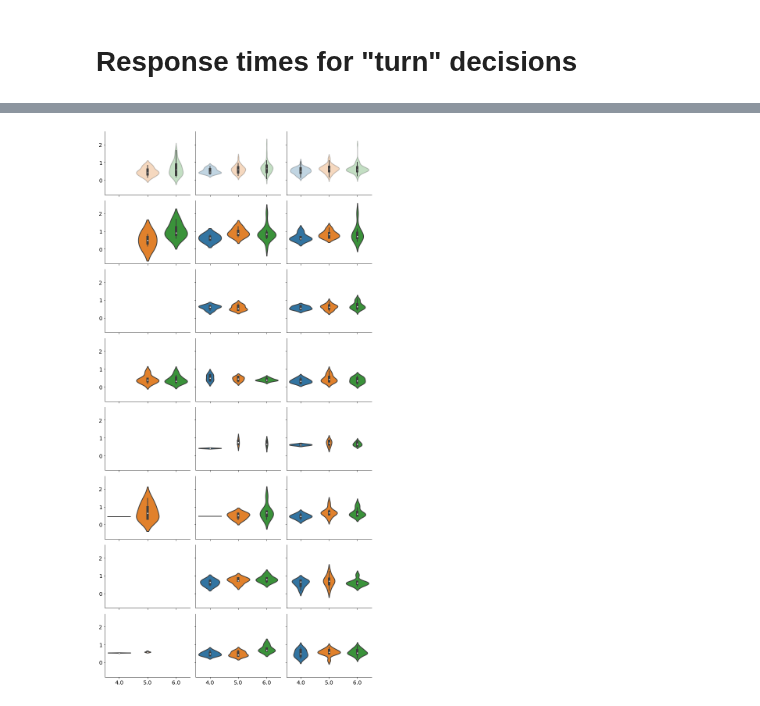
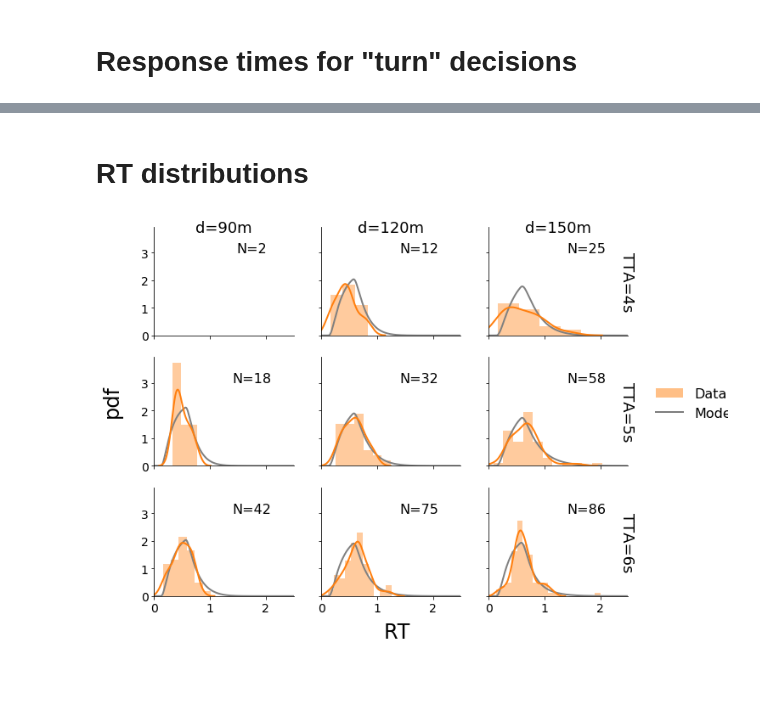
Before and after one commit to cherepaha/evidence_accumulation_in_gap_acceptance, a Jupyter notebook: paper_figures.ipynb, the cells around one changed output, grey strips where cells are left out. Drawn from its saved outputs; the diff is of its cells as text; code cells hidden in the pictures; blank space fills up the shorter version.

```diff
--- a/paper_figures.ipynb
+++ b/paper_figures.ipynb
@@ -76,22 +239,42 @@ plt.savefig('figures/RT.png', bbox_inches='tight')
-# %%
-fig, axes = plt.subplots(8, 3, figsize=(10,20), sharex=True, sharey=True)
-
-for d_condition, ax in zip(d_conditions, axes[0]):
-    data = exp_data[(exp_data.d_condition==d_condition) &  exp_data.is_turn_decision]
-    sns.violinplot(ax=ax, data=data, x='tta_condition', y='RT', split=True)
-    plt.setp(ax.collections, alpha=.3)
-    ax.set_xlabel('')
-    ax.set_ylabel('')
-
-for subj_id, subj_axes in zip(subjects, axes[1:]):
-    for d_condition, ax in zip(d_conditions, subj_axes):
-#         ax.plot(range(10), np.sin(range(10)))
-        data=exp_data[(exp_data.subj_id==subj_id) & (exp_data.d_condition==d_condition) &  exp_data.is_turn_decision]
-        if len(data)>2:
-            sns.violinplot(ax=ax, data=data, x='tta_condition', y='RT')
-        ax.set_xlabel('')
-        ax.set_ylabel('')
-
-plt.tight_layout()
-# %% [output]
-[figure, removed]
+# %% [markdown]
+# RT distributions
+# %%
+def plot_rt_pdfs(exp_data, model_rts):
+    fig, axes = plt.subplots(3, 3, figsize=(10,8), sharex=True, sharey=True)
+    conditions = [(d, tta)
+                  for d in sorted(exp_data.d_condition.unique())
+                  for tta in sorted(exp_data.tta_condition.unique())]
+    for (ax, condition) in zip(axes.flatten(), conditions):
+        model_hist = model_rts[(model_rts.d_condition==condition[0]) & (model_rts.tta_condition==condition[1])]
+        exp_rts = exp_data[(exp_data.is_turn_decision)
+                            & (exp_data.d_condition==condition[0])
+                            & (exp_data.tta_condition==condition[1])].RT
+        if len(exp_rts) >= 10:
+            ax.plot(model_hist.t, model_hist.rt_corr_pdf, label='Model', color='grey')
+            sns.distplot(a=exp_rts, ax=ax, label='Experiment', color='C1', kde_kws={'clip': (0.0, exp_rts.max())})
+        ax.set_xlabel('')
+        ax.set_xlim((0, 2.5))
+        ax.text(0.7, 0.8, 'N=%i' % len(exp_rts), fontsize=16, transform=ax.transAxes,
+                horizontalalignment='center', verticalalignment='center')
+
+    for ax, d in zip(axes[0], sorted(exp_data.d_condition.unique())):
+        ax.text(0.5, 0.99, 'd=%im' % d, fontsize=18, transform=ax.transAxes,
+                horizontalalignment='center', verticalalignment='center')
+
+    for ax, tta in zip(axes.T[2], sorted(exp_data.tta_condition.unique())):
+        ax.text(0.99, 0.5, 'TTA=%is' % tta, fontsize=18, transform=ax.transAxes, rotation=-90,
+                horizontalalignment='center', verticalalignment='center')
+#     plt.tight_layout()
+    legend_elements = [Patch(facecolor='C1', alpha=0.5, label='Data'),
+                       Line2D([0], [0], color='grey', lw=2, label='Model')]
+
+
+    fig.legend(handles=legend_elements, loc='center', bbox_to_anchor=(.98, 0.5), fontsize=16, frameon=False)
+    fig.text(0.5, 0.04, 'RT', fontsize=24)
+    fig.text(0.04, 0.5, 'pdf', fontsize=24, rotation=90)
+# %%
+model_rts = pd.read_csv(os.path.join(fit_results_path, 'rt_pdf.csv'))
+plot_rt_pdfs(exp_data, model_rts)
+plt.savefig('figures/RT_dist.png', bbox_inches='tight')
+# %% [output]
+[figure, added]
```
Also changed, not shown: parts of 12 cells of this notebook, 9 other files.
